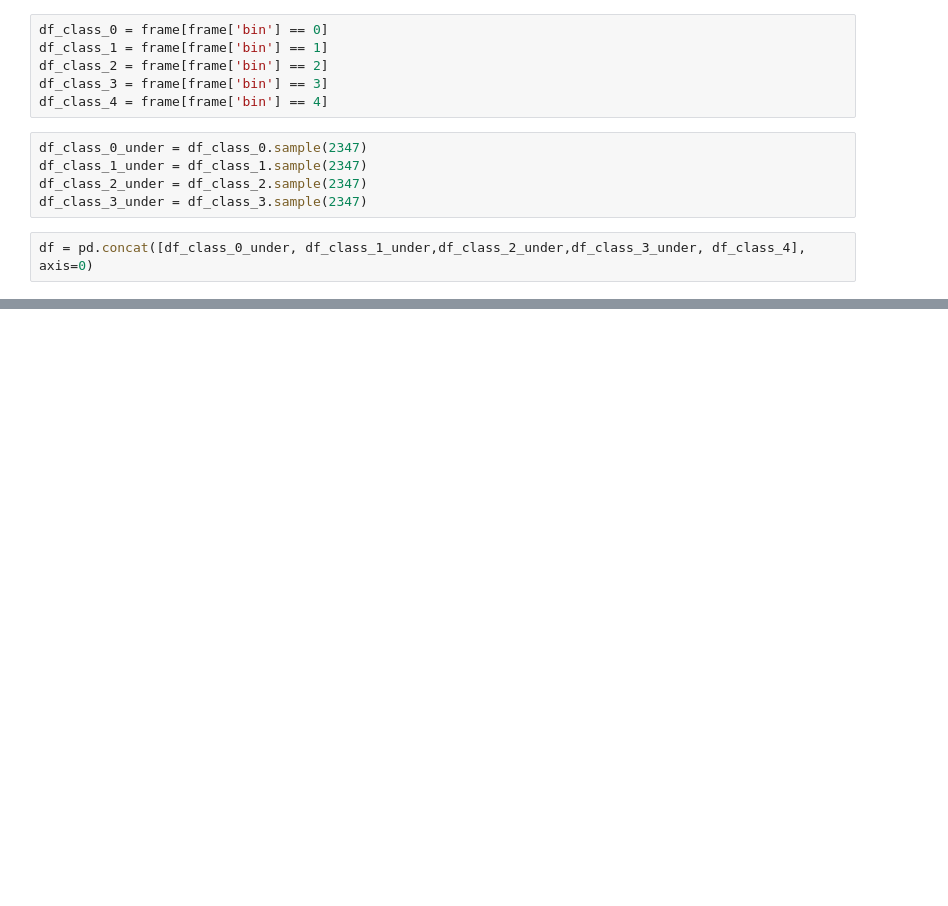
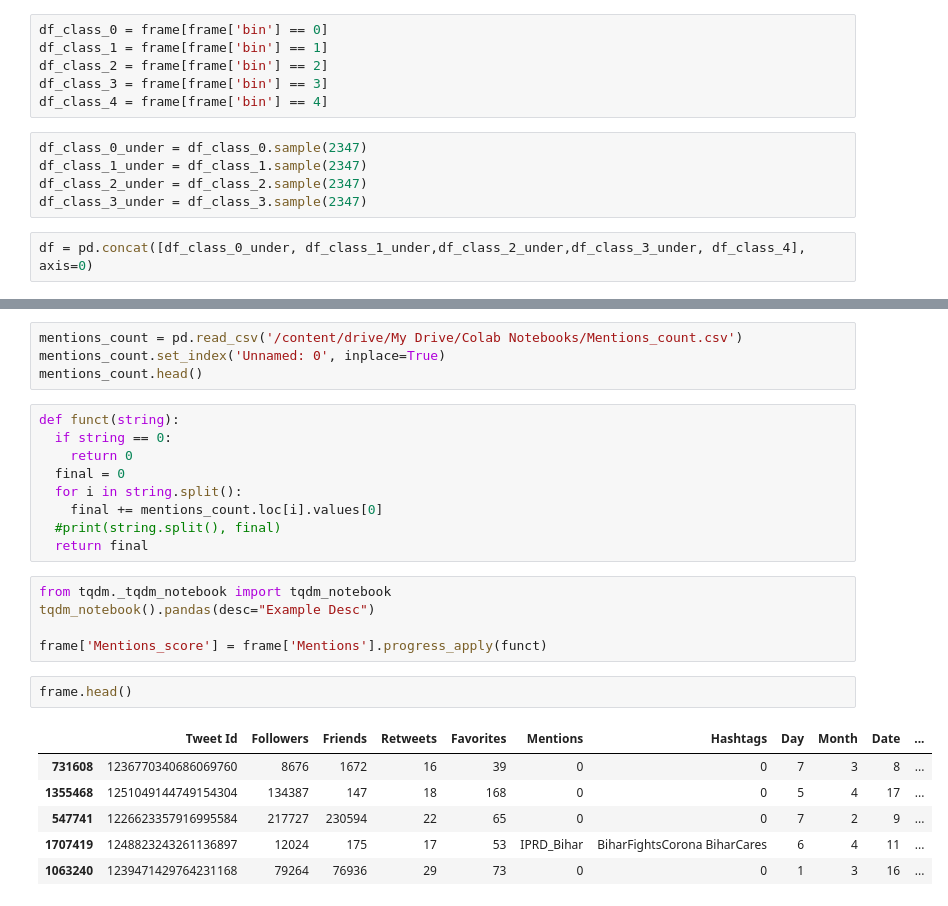
Before and after one commit to korupalli/ML-Project, a Jupyter notebook: balancing.ipynb, the cells around one changed output, grey strips where cells are left out. Cells and saved outputs as stored; diff of their text form; blank space fills up the shorter version.

```diff
--- a/balancing.ipynb
+++ b/balancing.ipynb
@@ -50,0 +83,27 @@ df = pd.concat([df_class_0_under, df_class_1_under,df_class_2_under,df_class_3_u
+# %%
+mentions_count = pd.read_csv('/content/drive/My Drive/Colab Notebooks/Mentions_count.csv')
+mentions_count.set_index('Unnamed: 0', inplace=True)
+mentions_count.head()
+# %%
+def funct(string):
+  if string == 0:
+    return 0
+  final = 0
+  for i in string.split():
+    final += mentions_count.loc[i].values[0]
+  #print(string.split(), final)
+  return final
+# %%
+from tqdm._tqdm_notebook import tqdm_notebook
+tqdm_notebook().pandas(desc="Example Desc")
+
+frame['Mentions_score'] = frame['Mentions'].progress_apply(funct)
+# %%
+frame.head()
+# %% [output]
+|  | Tweet Id | Followers | Friends | Retweets | Favorites | Mentions | Hashtags | Day | Month | Date | ... |
+| 731608 | 1236770340686069760 | 8676 | 1672 | 16 | 39 | 0 | 0 | 7 | 3 | 8 | ... |
+| 1355468 | 1251049144749154304 | 134387 | 147 | 18 | 168 | 0 | 0 | 5 | 4 | 17 | ... |
+| 547741 | 1226623357916995584 | 217727 | 230594 | 22 | 65 | 0 | 0 | 7 | 2 | 9 | ... |
+| 1707419 | 1248823243261136897 | 12024 | 175 | 17 | 53 | IPRD_Bihar | BiharFightsCorona BiharCares | 6 | 4 | 11 | ... |
+| 1063240 | 1239471429764231168 | 79264 | 76936 | 29 | 73 | 0 | 0 | 1 | 3 | 16 | ... |
```
Also changed, not shown: parts of 13 cells of this notebook.
